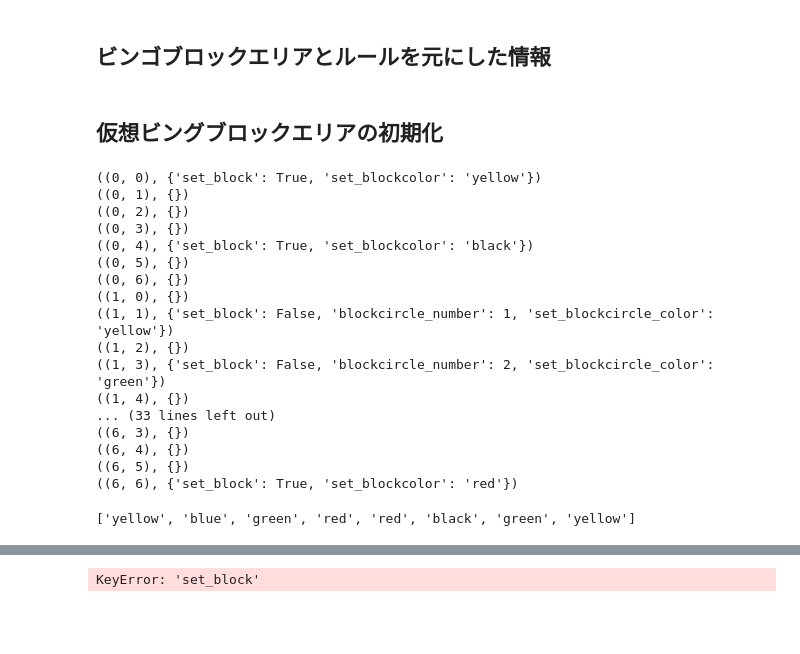
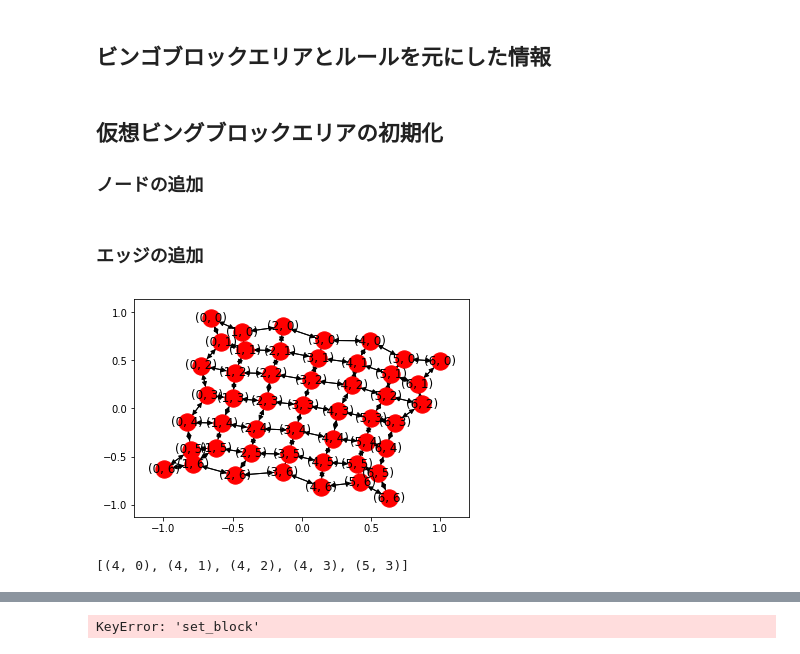
Before and after one commit to HamaguchiKazuki/block_bingo, a Jupyter notebook: block_bingo.ipynb, the cells around one changed output, grey strips where cells are left out. Saved outputs shown, nothing was run; the diff lists cells and outputs as text; code cells hidden in the pictures; blank space fills up the shorter version.

Commit message:
add func init block bingo area edge

```diff
--- a/block_bingo.ipynb
+++ b/block_bingo.ipynb
@@ -35,10 +35,11 @@ first_set_block_position = [
     (0,0), (2,2), (4,0), (6,2), (0,4), (2,6), (4,4), (6,6)
 ]
 
-first_set_colorblock_number = 4
+first_set_colorblock_number = 8
 first_set_blackblock_number = 6
 # %% [markdown]
 ## 仮想ビングブロックエリアの初期化
+### ノードの追加
 # %%
 # ダイクストラ法 Left
 
@@ -77,3 +78,5 @@ crosscircle_blockcolors = random.sample(blocks_color, 8)
 for color, position in enumerate(first_set_block_position, start=0):
     Graph.nodes[position]['set_block'] = True
     Graph.nodes[position]['set_blockcolor'] = crosscircle_blockcolors[color]
+# %% [markdown]
+### エッジの追加
@@ -80,28 +255,22 @@ for color, position in enumerate(first_set_block_position, start=0):
+# %%
+Graph.add_weighted_edges_from(block_bingo_area_edge)
+# %%
+nx.draw_networkx(Graph)
+# %% [output]
+[figure, added]
+# %%
+nx.dijkstra_path(Graph, source=(4,0), target=(5,3), weight='weight')
+# %% [output]
+[(4, 0), (4, 1), (4, 2), (4, 3), (5, 3)]
 # %%
-count = 0
-for g in Graph.nodes(data=True):
-    print(g)
+# count = 0
+# for g in Graph.nodes(data=True):
+#     print(g)
 #     try:
 #         if g[1]['set_block']:
 #             count += 1
 #     except:
 #         pass
 # count
+# for e in Graph.edges(data=True):
+#     print(e)
-# %% [output]
-((0, 0), {'set_block': True, 'set_blockcolor': 'yellow'})
-((0, 1), {})
-((0, 2), {})
-((0, 3), {})
-((0, 4), {'set_block': True, 'set_blockcolor': 'black'})
-((0, 5), {})
-((0, 6), {})
-((1, 0), {})
-((1, 1), {'set_block': False, 'blockcircle_number': 1, 'set_blockcircle_color': 'yellow'})
-((1, 2), {})
-((1, 3), {'set_block': False, 'blockcircle_number': 2, 'set_blockcircle_color': 'green'})
-((1, 4), {})
-... (33 lines left out)
-((6, 3), {})
-((6, 4), {})
-((6, 5), {})
-((6, 6), {'set_block': True, 'set_blockcolor': 'red'})
@@ -111,4 +276,0 @@ a = random.sample(blocks_color, 8)
-# %%
-a
-# %% [output]
-['yellow', 'blue', 'green', 'red', 'red', 'black', 'green', 'yellow']
```
Also changed, not shown: parts of 6 cells of this notebook.
